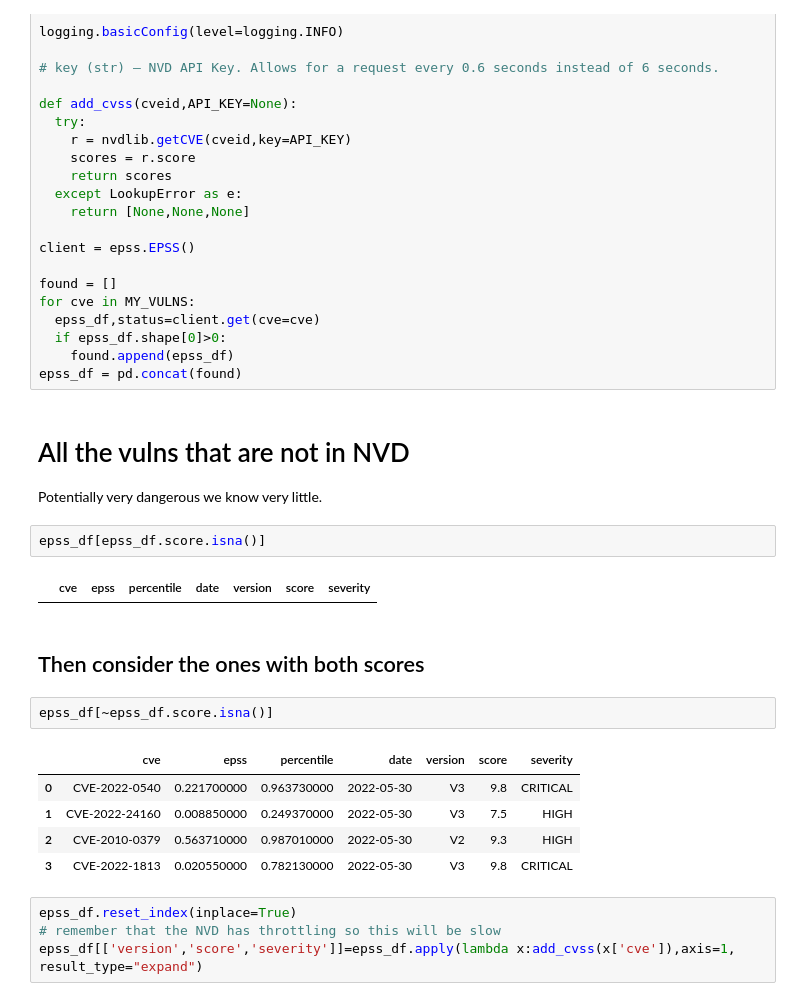
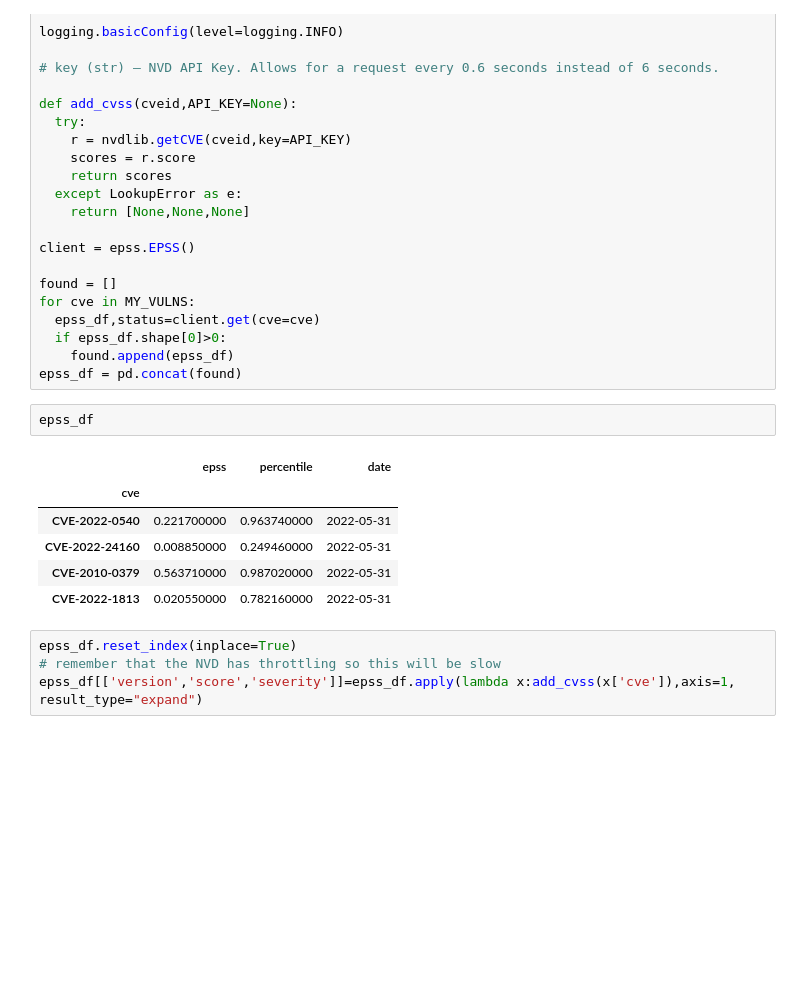
Before and after one commit to FIRSTdotorg/epss, a Jupyter notebook: notebooks/jupyter/prioritization_example.ipynb, the cells around one changed output. Drawn from its saved outputs; the diff is of its cells as text; blank space fills up the shorter version.

```diff
--- a/notebooks/jupyter/prioritization_example.ipynb
+++ b/notebooks/jupyter/prioritization_example.ipynb
@@ -53,23 +53,15 @@ for cve in MY_VULNS:
   if epss_df.shape[0]>0:
     found.append(epss_df)
 epss_df = pd.concat(found)
-# %% [markdown]
-# All the vulns that are not in NVD
-Potentially very dangerous we know very little.
-# %%
-epss_df[epss_df.score.isna()]
-# %% [output]
-|  | cve | epss | percentile | date | version | score | severity |
-# %% [markdown]
-## Then consider the ones with both scores
-# %%
-epss_df[~epss_df.score.isna()]
-# %% [output]
-|  | cve | epss | percentile | date | version | score | severity |
-| 0 | CVE-2022-0540 | 0.221700000 | 0.963730000 | 2022-05-30 | V3 | 9.8 | CRITICAL |
-| 1 | CVE-2022-24160 | 0.008850000 | 0.249370000 | 2022-05-30 | V3 | 7.5 | HIGH |
-| 2 | CVE-2010-0379 | 0.563710000 | 0.987010000 | 2022-05-30 | V2 | 9.3 | HIGH |
-| 3 | CVE-2022-1813 | 0.020550000 | 0.782130000 | 2022-05-30 | V3 | 9.8 | CRITICAL |
+# %%
+epss_df
+# %% [output]
+|  | epss | percentile | date |
+| cve |  |  |  |
+| CVE-2022-0540 | 0.221700000 | 0.963740000 | 2022-05-31 |
+| CVE-2022-24160 | 0.008850000 | 0.249460000 | 2022-05-31 |
+| CVE-2010-0379 | 0.563710000 | 0.987020000 | 2022-05-31 |
+| CVE-2022-1813 | 0.020550000 | 0.782160000 | 2022-05-31 |
 # %%
 epss_df.reset_index(inplace=True)
 # remember that the NVD has throttling so this will be slow
```
Also changed, not shown: parts of 9 cells of this notebook.
